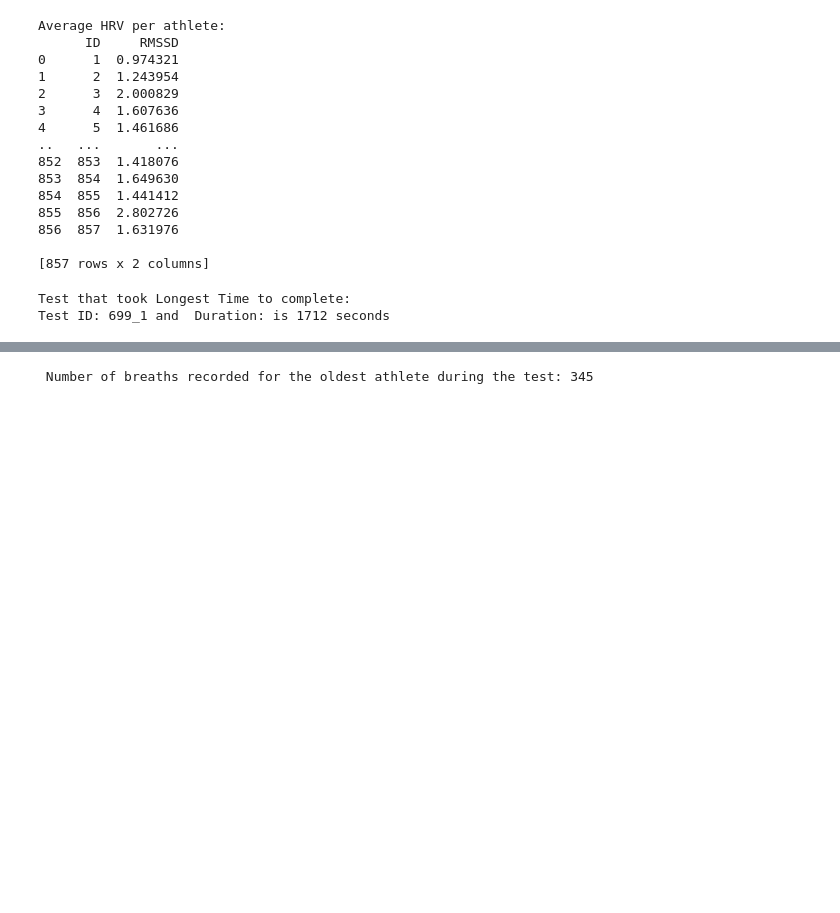
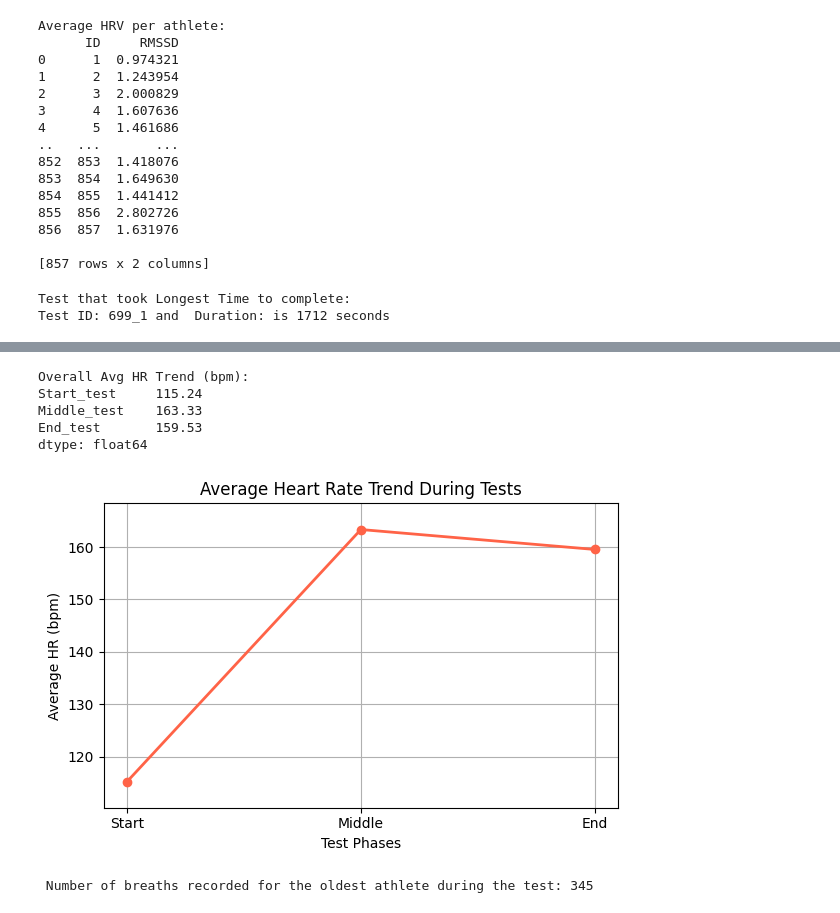
Before and after one commit to Chaithra-Git/Team7_LambdaLegends_PythonHackathon_APRIL25, a Jupyter notebook: greeshma_33-48.ipynb, the cells around one changed output, grey strips where cells are left out. Saved outputs shown, nothing was run; the diff lists cells and outputs as text; code cells hidden in the pictures; blank space fills up the shorter version.

```diff
--- a/greeshma_33-48.ipynb
+++ b/greeshma_33-48.ipynb
@@ -360,3 +366,58 @@ HR increases in the middle of the test and drops at the end of test
+# %%
+#45. Analyze the trend of HR at the start of the test vs the middle and the end. What is the overall trend?
+
+# Drop rows with missing HR
+df_test = df_test.dropna(subset=['HR'])
+
+# Sort by test and time
+df_test = df_test.sort_values(['ID_test', 'time'])
+
+#storing mean HR for each test
+start_test_mean = []
+middle_test_mean = []
+end_test_mean = []
+
+#for each test
+for test_id in df_test['ID_test'].dropna().unique():
+    test_data= df_test[df_test['ID_test'] == test_id].sort_values('time').reset_index(drop=True)
+    n = len(test_data)
+    if n < 3:
+        continue
+    part = n // 3
+
+    start_test_mean.append(test_data.iloc[:part]['HR'].mean())
+    middle_test_mean.append(test_data.iloc[part:2*part]['HR'].mean())
+    end_test_mean.append(test_data.iloc[2*part:]['HR'].mean())
+
+#summary
+overall_trend = pd.Series({
+    'Start_test': np.mean(start_test_mean),
+    'Middle_test': np.mean(middle_test_mean),
+    'End_test': np.mean(end_test_mean)
+})
+
+print("Overall Avg HR Trend (bpm):")
+print(overall_trend.round(2))
+labels = ['Start', 'Middle', 'End']
+values = [overall_trend['Start_test'], overall_trend['Middle_test'], overall_trend['End_test']]
+
+#Plotting
+plt.figure(figsize=(6,4))
+plt.plot(labels, values, marker='o', color='tomato', linewidth=2)
+plt.title('Average Heart Rate Trend During Tests')
+plt.xlabel('Test Phases')
+plt.ylabel('Average HR (bpm)')
+plt.grid(True)
+plt.ylim(min(values) - 5, max(values) + 5)
+plt.tight_layout()
+plt.show()
+# %% [output]
+Overall Avg HR Trend (bpm):
+Start_test     115.24
+Middle_test    163.33
+End_test       159.53
+dtype: float64
+[figure, added]
 # %%
 #46. Find the oldest athlete in the dataset and determine the number of breaths recorded for the oldest athlete during the test.
 
```
Also changed, not shown: parts of 17 cells of this notebook.
